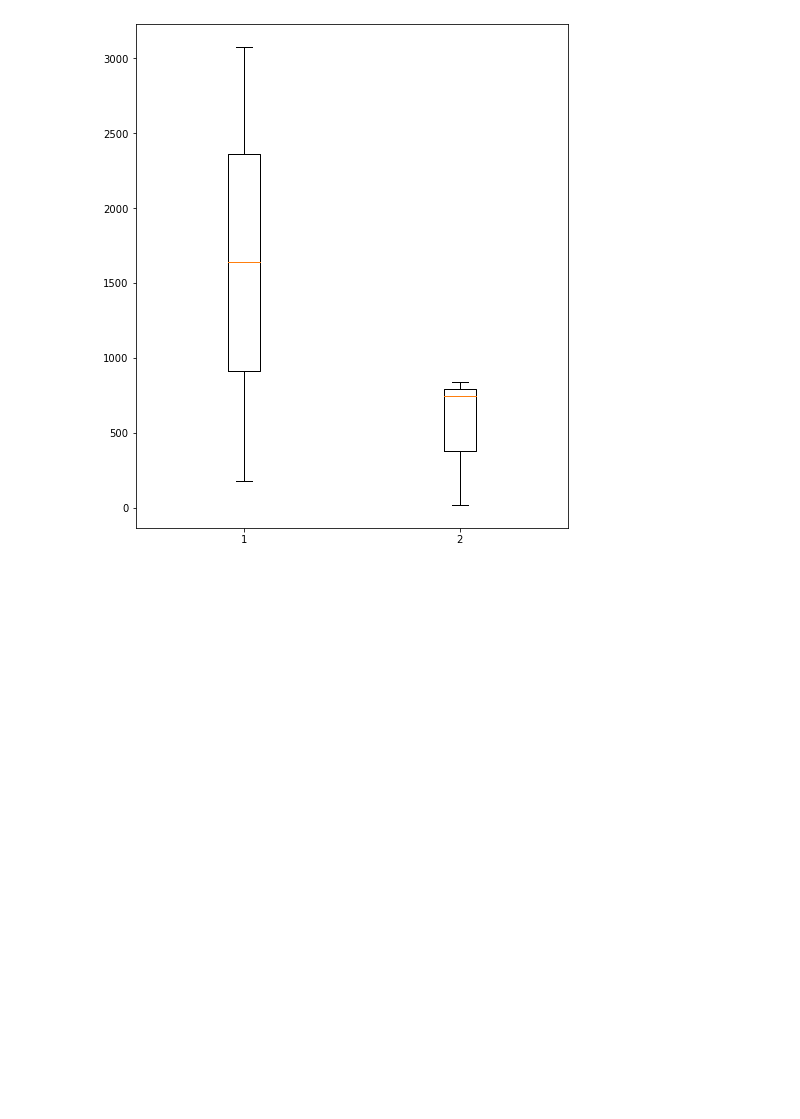
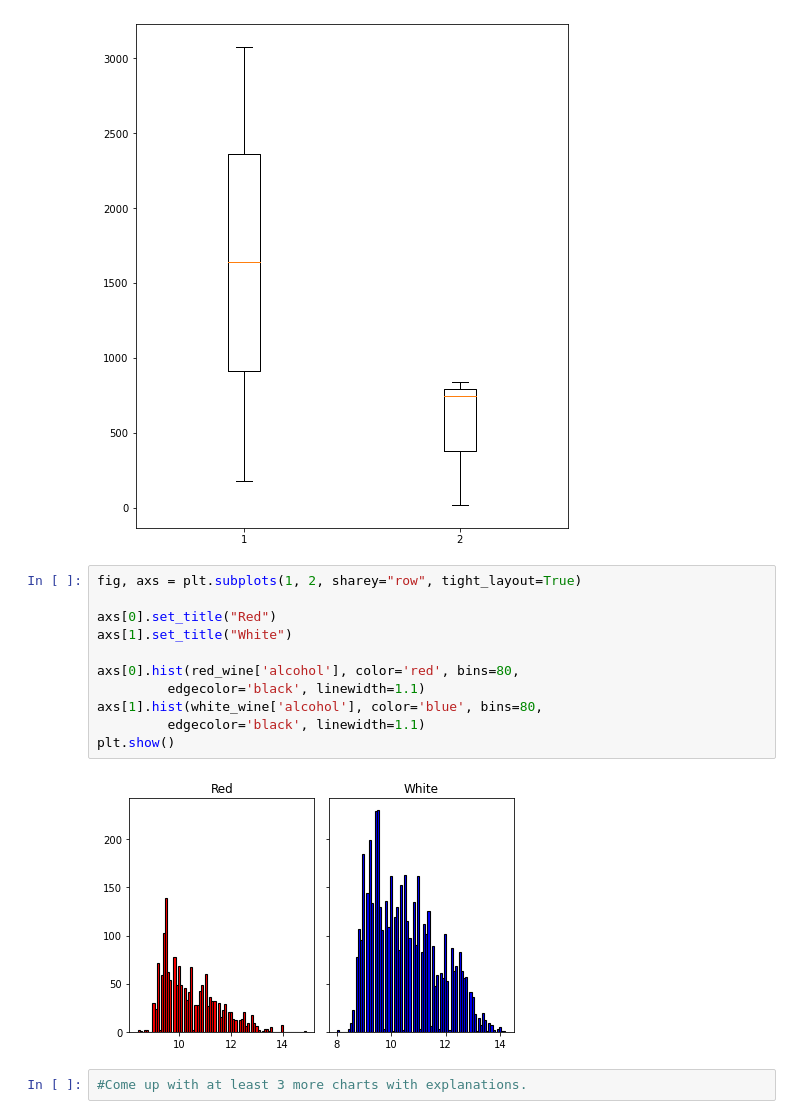
Before and after one commit to movifu1982/EDA---Wine-Project, a Jupyter notebook: EDA.ipynb, the cells around one changed output. Saved outputs shown, nothing was run; the diff lists cells and outputs as text; blank space fills up the shorter version.

```diff
--- a/EDA.ipynb
+++ b/EDA.ipynb
@@ -191,3 +182,18 @@ bp = ax.boxplot(data)
 plt.show()
 # %% [output]
 [figure]
+# %%
+fig, axs = plt.subplots(1, 2, sharey="row", tight_layout=True)
+
+axs[0].set_title("Red")
+axs[1].set_title("White")
+
+axs[0].hist(red_wine['alcohol'], color='red', bins=80,
+         edgecolor='black', linewidth=1.1)
+axs[1].hist(white_wine['alcohol'], color='blue', bins=80,
+         edgecolor='black', linewidth=1.1)
+plt.show()
+# %% [output]
+[figure, added]
+# %%
+#Come up with at least 3 more charts with explanations.
```
Also changed, not shown: parts of 4 cells of this notebook.
